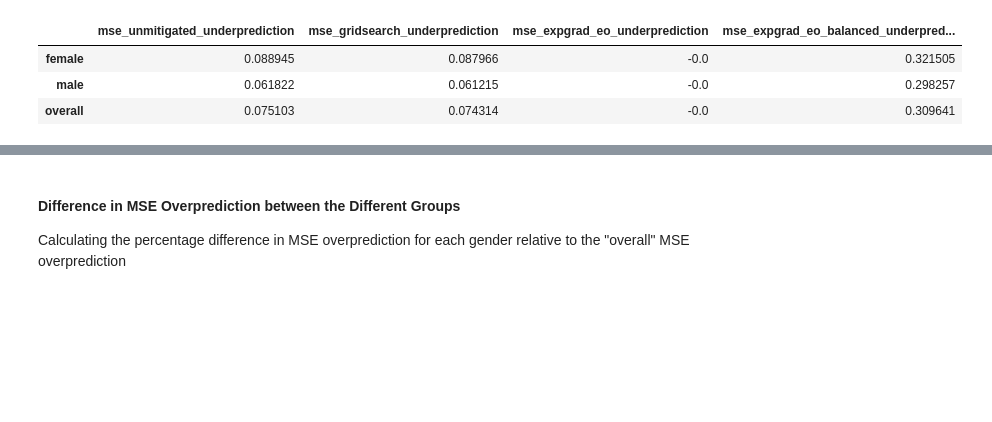
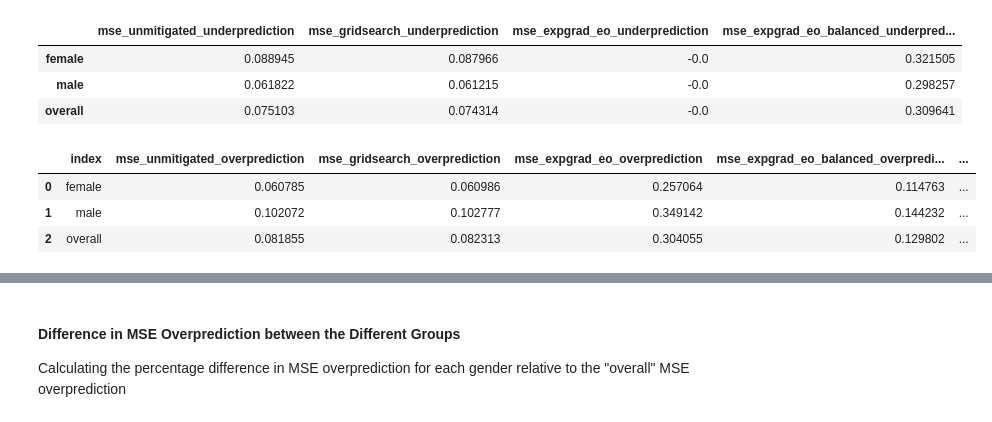
Before and after one commit to dgiova/fairlearn, a Jupyter notebook: notebooks/Mitigating_Gender_Disparities_in_GPA_Data_v2.ipynb, the cells around one changed output, grey strips where cells are left out. Saved outputs shown, nothing was run; the diff lists cells and outputs as text; code cells hidden in the pictures; blank space fills up the shorter version.

```diff
--- a/notebooks/Mitigating_Gender_Disparities_in_GPA_Data_v2.ipynb
+++ b/notebooks/Mitigating_Gender_Disparities_in_GPA_Data_v2.ipynb
@@ -505,3 +505,11 @@ display(mse_overprediction, mse_underprediction)
 | female | 0.088945 | 0.087966 | -0.0 | 0.321505 |
 | male | 0.061822 | 0.061215 | -0.0 | 0.298257 |
 | overall | 0.075103 | 0.074314 | -0.0 | 0.309641 |
+# %%
+mse_concat = pd.concat([mse_overprediction, mse_underprediction], axis=1)
+mse_concat.reset_index()
+# %% [output]
+|  | index | mse_unmitigated_overprediction | mse_gridsearch_overprediction | mse_expgrad_eo_overprediction | mse_expgrad_eo_balanced_overpredi... | ... |
+| 0 | female | 0.060785 | 0.060986 | 0.257064 | 0.114763 | ... |
+| 1 | male | 0.102072 | 0.102777 | 0.349142 | 0.144232 | ... |
+| 2 | overall | 0.081855 | 0.082313 | 0.304055 | 0.129802 | ... |
```
Also changed, not shown: parts of 25 cells of this notebook.
